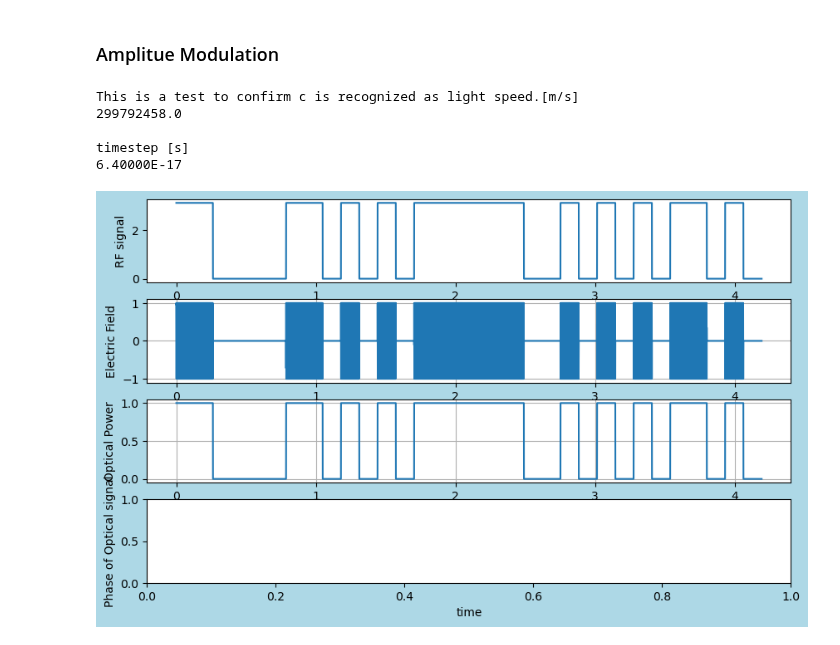
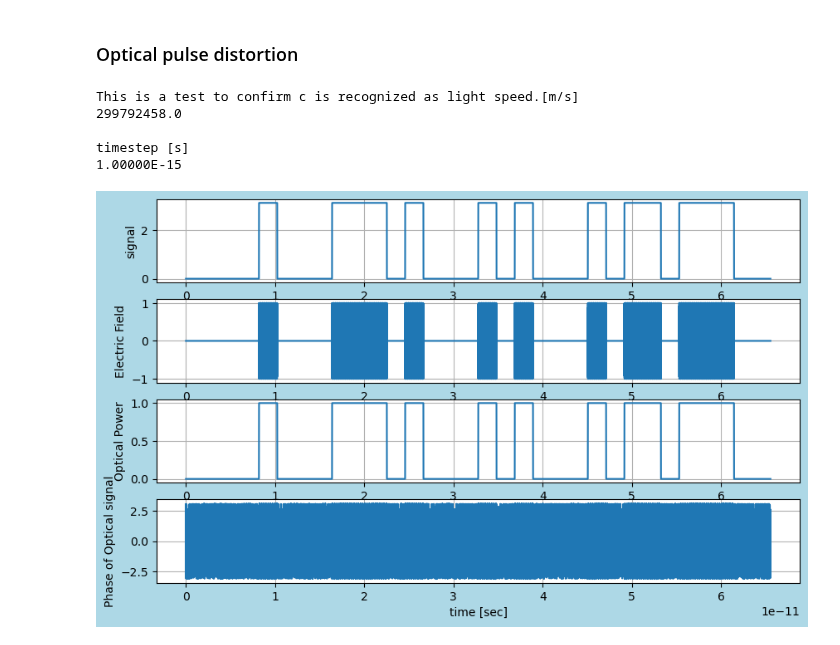
Before and after one commit to tacticstactics/Optical-pulse-broadening, a Jupyter notebook: pulse_broadening_in_optical_filter_main.ipynb, the cells around one changed output. Saved outputs shown, nothing was run; the diff lists cells and outputs as text; code cells hidden in the pictures.

```diff
--- a/pulse_broadening_in_optical_filter_main.ipynb
+++ b/pulse_broadening_in_optical_filter_main.ipynb
@@ -1,21 +1,18 @@
-# %% [markdown]
-### Amplitue Modulation
+# %% [markdown]
+### Optical pulse distortion
 # %%
 import numpy as np
 import matplotlib.pyplot as plt
-from scipy.fft import fft, fftfreq
+
+from scipy.fft import fft, fftshift
 from scipy.constants import c
-import cmath
-
 from scipy.signal import butter, lfilter, freqz
-from scipy.fftpack import fft, fftshift
 
 import mach_zender_interferometer_time_def
 from prbs_def import prbs_1, prbs_2
 
-
 samplerate = 2 **16 # Number of Points
-timestep = 64e-18 #[s]
+timestep = 1e-15 #[s]
 
 print("This is a test to confirm c is recognized as light speed.[m/s]")
 print(c)
@@ -27,28 +24,15 @@ print('')
 
 tcol = np.linspace(0.0, timestep * samplerate, samplerate, endpoint=False)
 
-wl1 = 550e-9
-wl2 = 550e-9
+wl1 = 1550e-9
+lightfreq1 = c / wl1
 
-# If wl1 and wl2 are equal, homodyne. If not, heterodyne.
+numberofpointspersymbol = 32
 
-lightfreq1 = c / wl1
-lightfreq2 = c / wl2
-
-signalcol = np.zeros(samplerate)
-
-#amp_c = 0.5*np.pi
-#freq_am = 10e12
-#md = 1 # modulation depth. 1 = 100 %
-#dc_offset = 0.5*np.pi # DC offset
-#signalcol = prbs_1(samplerate, a1_range = [0,1], b1_range = [10, 50])
-#signalcol = amp_c * np.sin(2 * np.pi * freq_am * tcol) + dc_offset
-
-signalcol =prbs_2(samplerate, numberofpointspersymbol = 32) + 0.5*np.pi
+signalcol =prbs_2(samplerate, numberofpointspersymbol) + 0.5*np.pi
 
 opl1 = 2*np.pi * lightfreq1 * tcol # phase of local oscillator [rad]
-opl2 = 2*np.pi * lightfreq2 * tcol + signalcol # Phase of Modulated Light [rad]
-
+opl2 = 2*np.pi * lightfreq1 * tcol + signalcol # Phase of Modulated Light [rad]
 
 #Ein1 = np.array([[0.707+0.707j],[-0.707-0.707j]])
 Ein1 = np.array([[0.707+0.707j],[0-0j]])
@@ -56,15 +40,8 @@ Ein1 = np.array([[0.707+0.707j],[0-0j]])
 oplcommon1=100 #Common Path Length 1
 oplcommon2=100 #Common Path Length 2
 
-
-
 PT1 = 0.5 # PT: Power Transmission of first beam splitter
 PT2 = 0.5 # PT: Power Transmission of second beam splitter
-
-
-
-
-
 
 Port1_1_EFcol = np.zeros(samplerate, dtype=complex)
 Port1_2_EFcol = np.zeros(samplerate, dtype=complex)
@@ -105,7 +82,7 @@ for ii in range(samplerate):
     power_11 = (np.abs(Eout_port1))**2 # Optical power is calculated as square of absolute electric field strength
     P1_powercol[ii] = power_11
 
-    P1_phase = cmath.phase(Eout_port1)
+    P1_phase = np.angle(Eout_port1)
     P1_phasecol[ii] = P1_phase
 
     #Eout_port_2 = Ein6[1,0]
@@ -113,49 +90,44 @@ for ii in range(samplerate):
     #power_22 = (np.abs(Eout_port_2))**2
     #P2_powercol[ii] = power_22
 
-    #P2_phase = cmath.phase(Eout_port_2)
+    #P2_phase = np.angle(Eout_port_2)
     #P2_phasecol[ii] = P2_phase
-
 
 
 fig = plt.figure(figsize = (10,6), facecolor='lightblue')
 
 ax1 = fig.add_subplot(4, 1, 1)
 ax2 = fig.add_subplot(4, 1, 2)
 ax3 = fig.add_subplot(4, 1, 3)
 ax4 = fig.add_subplot(4, 1, 4)
 
 ax1.plot(tcol,signalcol)
-ax1.set_ylabel("RF signal")
-#ax1.set_ylim(-3,3)
+ax1.set_ylabel("signal")
+ax1.grid()
 
 #2 Electric Field
 ax2.plot(tcol,np.real(Port1_1_EFcol),'-')
-
 ax2.set_ylabel("Electric Field")
-#ax2.set_ylim(0,1.1)
 ax2.grid()
 
 # Power
 ax3.plot(tcol,P1_powercol)
 ax3.set_ylabel("Optical Power")
-
-
-#ax3.set_ylim(-2,2)
 ax3.grid()
 
-#ax4.plot(tcol,P1_phasecol)
-ax4.set_xlabel("time")
+ax4.plot(tcol,P1_phasecol)
+ax4.set_xlabel("time [sec]")
 ax4.set_ylabel("Phase of Optical signal")
+ax4.grid()
 
 plt.show()
 # %% [output]
 This is a test to confirm c is recognized as light speed.[m/s]
 299792458.0
 
 timestep [s]
-6.40000E-17
+1.00000E-15
-[figure, old version]
+[figure, new version]
 # %%
 
 N = 2* samplerate
```
Also changed, not shown: parts of 4 cells of this notebook.
